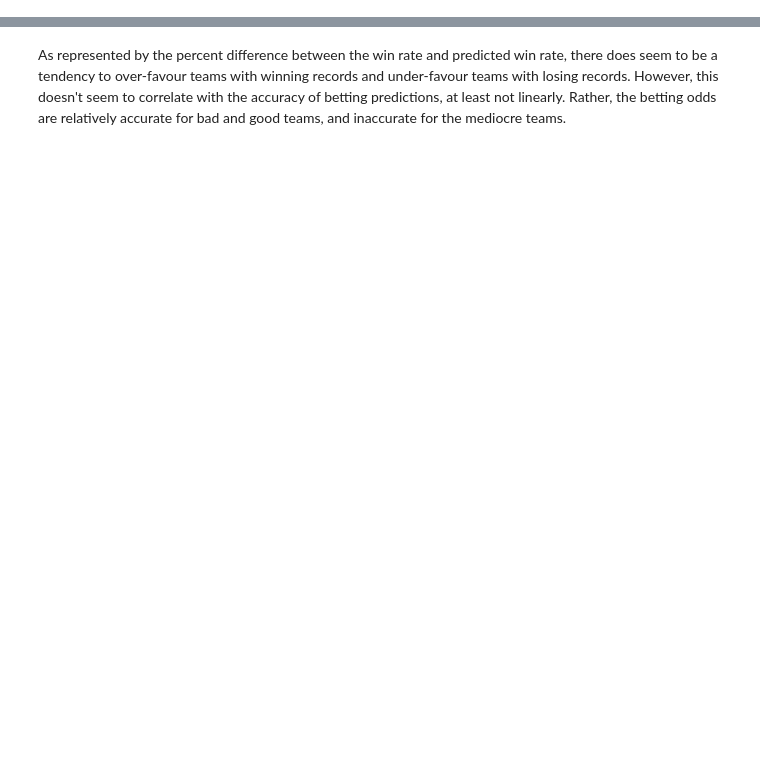
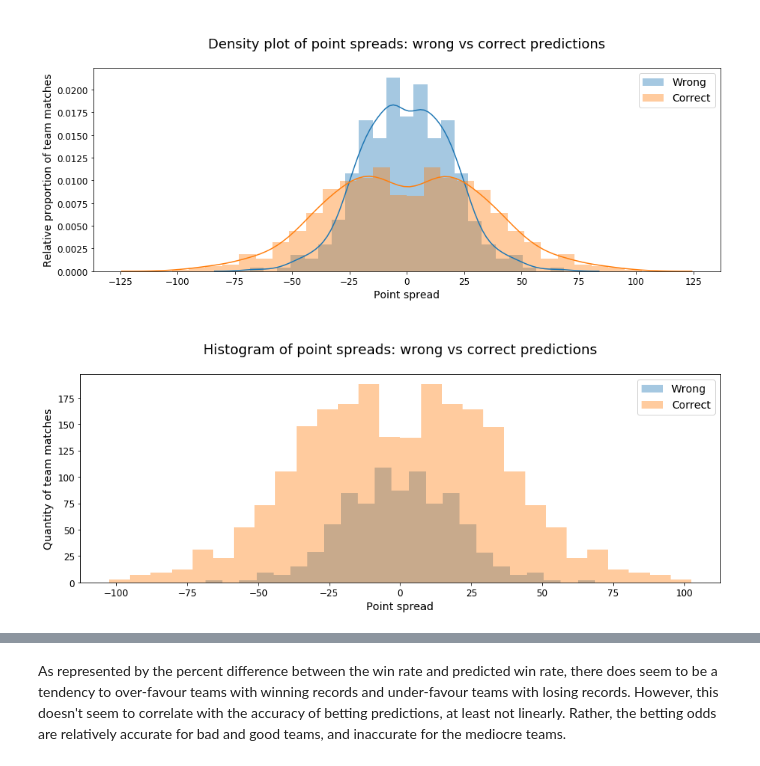
Before and after one commit to cfranklin11/footy-tipper, a Jupyter notebook: experiments/notebooks/1.0-analysis-of-heuristics.ipynb, the cells around one changed output, grey strips where cells are left out. Cells and saved outputs as stored; diff of their text form; code cells hidden in the pictures; blank space fills up the shorter version.

Commit message:
Revise text and charts

```diff
--- a/experiments/notebooks/1.0-analysis-of-heuristics.ipynb
+++ b/experiments/notebooks/1.0-analysis-of-heuristics.ipynb
@@ -458,0 +247,36 @@ The AFL is closer to American sports leagues than European soccer leagues in how
+# %%
+# When betting odds are wrong vs when they're correct
+
+correct_point_spreads = betting_df[betting_df['correct_pred'] == 1]['point_spread']
+wrong_point_spreads = betting_df[betting_df['correct_pred'] == 0]['point_spread']
+
+# Kernel Density Estimate + Normed Histogram
+plt.figure(figsize=(15,5))
+plt.yticks(fontsize=12)
+plt.xticks(np.linspace(-125, 125, num=11), fontsize=12)
+
+sns.distplot(wrong_point_spreads, label='Wrong')
+sns.distplot(correct_point_spreads, label='Correct')
+
+plt.title('\nDensity plot of point spreads: wrong vs correct predictions\n', fontsize=18)
+plt.ylabel('Relative proportion of team matches', fontsize=14)
+plt.xlabel('Point spread', fontsize=14)
+plt.legend(fontsize=14)
+
+# Histogram
+plt.figure(figsize=(15,5))
+plt.yticks(fontsize=12)
+plt.xticks(np.linspace(-125, 125, num=11), fontsize=12)
+
+sns.distplot(wrong_point_spreads, label='Wrong', kde=False)
+sns.distplot(correct_point_spreads, label='Correct', kde=False)
+
+plt.title('\nHistogram of point spreads: wrong vs correct predictions\n', fontsize=18)
+plt.ylabel('Quantity of team matches', fontsize=14)
+plt.xlabel('Point spread', fontsize=14)
+plt.legend(fontsize=14)
+
+plt.show()
+# %% [output]
+[figure, added]
+[figure, added]
```
Also changed, not shown: parts of 61 cells of this notebook.
